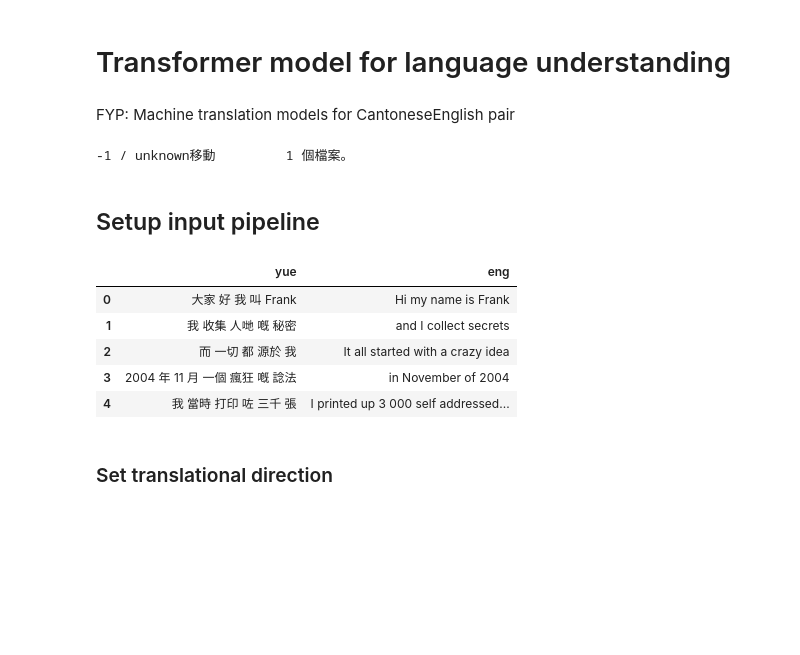
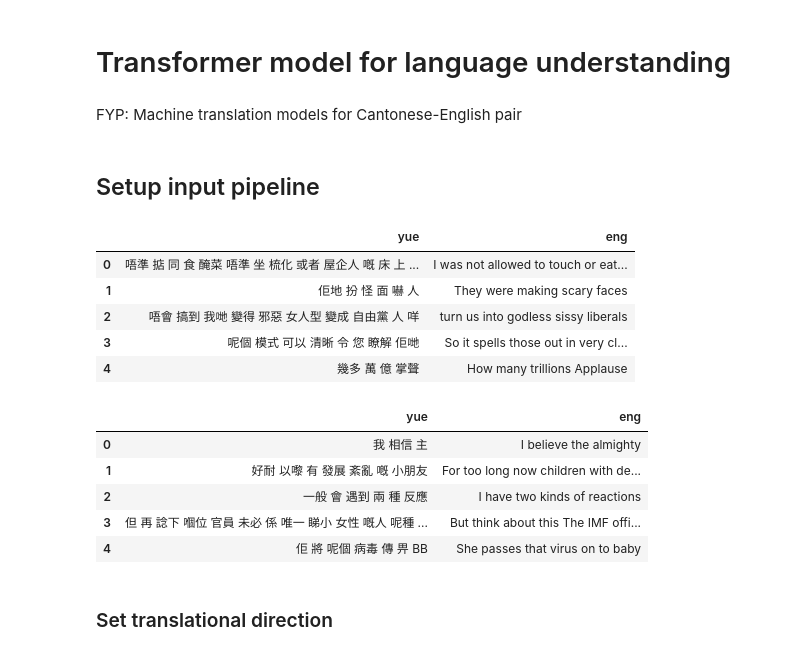
Before and after one commit to hey0wing/Machine-Translation-models-for-Cantonese-English-pair, a Jupyter notebook: Transformer_nGram.ipynb, the cells around one changed output. Drawn from its saved outputs; the diff is of its cells as text; code cells hidden in the pictures; blank space fills up the shorter version.

Commit message:
upload stable train and test data

```diff
--- a/Transformer_nGram.ipynb
+++ b/Transformer_nGram.ipynb
@@ -1,7 +1,7 @@
 # %% [markdown]
 # Transformer model for language understanding
 # %% [markdown]
-FYP: Machine translation models for Cantonese­English pair
+FYP: Machine translation models for Cantonese-English pair
 # %%
 !pip install -q tfds-nightly
 
@@ -9,20 +9,9 @@ FYP: Machine translation models for Cantonese­English pair
 # transformer.ipynb fails with the following error:
 # https://stackoverflow.com/questions/62953704/valueerror-the-number-of-fixedlocator-locations-5-usually-from-a-call-to-set
 !pip install -q matplotlib==3.2.2
-# Chinese font in matplotlib
-from matplotlib.font_manager import FontProperties
 !pip install -q wget
-import wget
-# !wget -qO taipei_sans_tc_beta.ttf https://drive.google.com/uc?id=1eGAsTN1HBpJAkeVM57_C7ccp7hbgSz3_&export=download
-# !mv taipei_sans_tc_beta.ttf /usr/local/lib/python3.6/dist-packages/matplotlib//mpl-data/fonts/ttf
-# chinese = FontProperties(fname=r'/usr/local/lib/python3.6/dist-packages/matplotlib/mpl-data/fonts/ttf/taipei_sans_tc_beta.ttf')
-wget.download('https://drive.google.com/uc?id=1eGAsTN1HBpJAkeVM57_C7ccp7hbgSz3_&export=download', 'taipei_sans_tc_beta.ttf')
-!move taipei_sans_tc_beta.ttf c:\users\hey0\anaconda3\lib\site-packages/matplotlib//mpl-data/fonts/ttf
-chinese = FontProperties(fname=r'c:\users\hey0\anaconda3\lib\site-packages/matplotlib//mpl-data/fonts/ttf/taipei_sans_tc_beta.ttf')
 
 !pip install -q tensorflow
-# %% [output]
--1 / unknown移動         1 個檔案。
 # %%
 import tensorflow_datasets as tfds
 import tensorflow as tf
@@ -36,31 +25,50 @@ import matplotlib.pyplot as plt
 # %%
 import pandas as pd
 import glob
 import os
 
-all_csv = glob.glob(os.getcwd() + "/Preprocessed_Corpus.csv")
+all_csv = glob.glob(os.getcwd() + "/train.csv")
+
+df_test = pd.read_csv(os.getcwd() + "/test.csv", sep='\t', encoding='utf-8')
 
 df_from_each_file = (pd.read_csv(f, sep='\t', encoding='utf-8') for f in all_csv)
 df = pd.concat(df_from_each_file)
 
 # Check for null
 df[df['yue'].isnull()]
 df = df.dropna()
+df_test = df_test.dropna()
 
 YueChar = False
 # Delete spaces between n-gram in Cantonese
 # Perform Character based tokenization in Cantonese
 if YueChar:
     df['yue'] = df['yue'].str.replace(r' ', '')
 
 df.head()
 # %% [output]
 |  | yue | eng |
-| 0 | 大家 好 我 叫 Frank | Hi my name is Frank |
-| 1 | 我 收集 人哋 嘅 秘密 | and I collect secrets |
-| 2 | 而 一切 都 源於 我 | It all started with a crazy idea |
-| 3 | 2004 年 11 月 一個 瘋狂 嘅 諗法 | in November of 2004 |
-| 4 | 我 當時 打印 咗 三千 張 | I printed up 3 000 self addressed... |
+| 0 | 唔準 掂 同 食 醃菜 唔準 坐 梳化 或者 屋企人 嘅 床 上 ... | I was not allowed to touch or eat... |
+| 1 | 佢地 扮 怪 面 嚇 人 | They were making scary faces |
+| 2 | 唔會 搞到 我哋 變得 邪惡 女人型 變成 自由黨 人 咩 | turn us into godless sissy liberals |
+| 3 | 呢個 模式 可以 清晰 令 您 瞭解 佢哋 | So it spells those out in very cl... |
+| 4 | 幾多 萬 億 掌聲 | How many trillions Applause |
+# %%
+def spliteKeyWord(str):
+    regex = r"[\u4e00-\ufaff]|[0-9]+|[a-zA-Z]+\'*[a-z]*"
+    matches = re.findall(regex, str, re.UNICODE)
+    return ' '.join(matches)
+
+if YueChar:
+    df_test['yue'] = df_test['yue'].apply(lambda x: spliteKeyWord(x))
+df_test.head()
+# %% [output]
+|  | yue | eng |
+| 0 | 我 相信 主 | I believe the almighty |
+| 1 | 好耐 以嚟 有 發展 紊亂 嘅 小朋友 | For too long now children with de... |
+| 2 | 一般 會 遇到 兩 種 反應 | I have two kinds of reactions |
+| 3 | 但 再 諗下 嗰位 官員 未必 係 唯一 睇小 女性 嘅人 呢種 ... | But think about this The IMF offi... |
+| 4 | 佢 將 呢個 病毒 傳 畀 BB | She passes that virus on to baby |
 # %% [markdown]
 ### Set translational direction
 # %%
```
Also changed, not shown: parts of 20 cells of this notebook, 2 other files.
